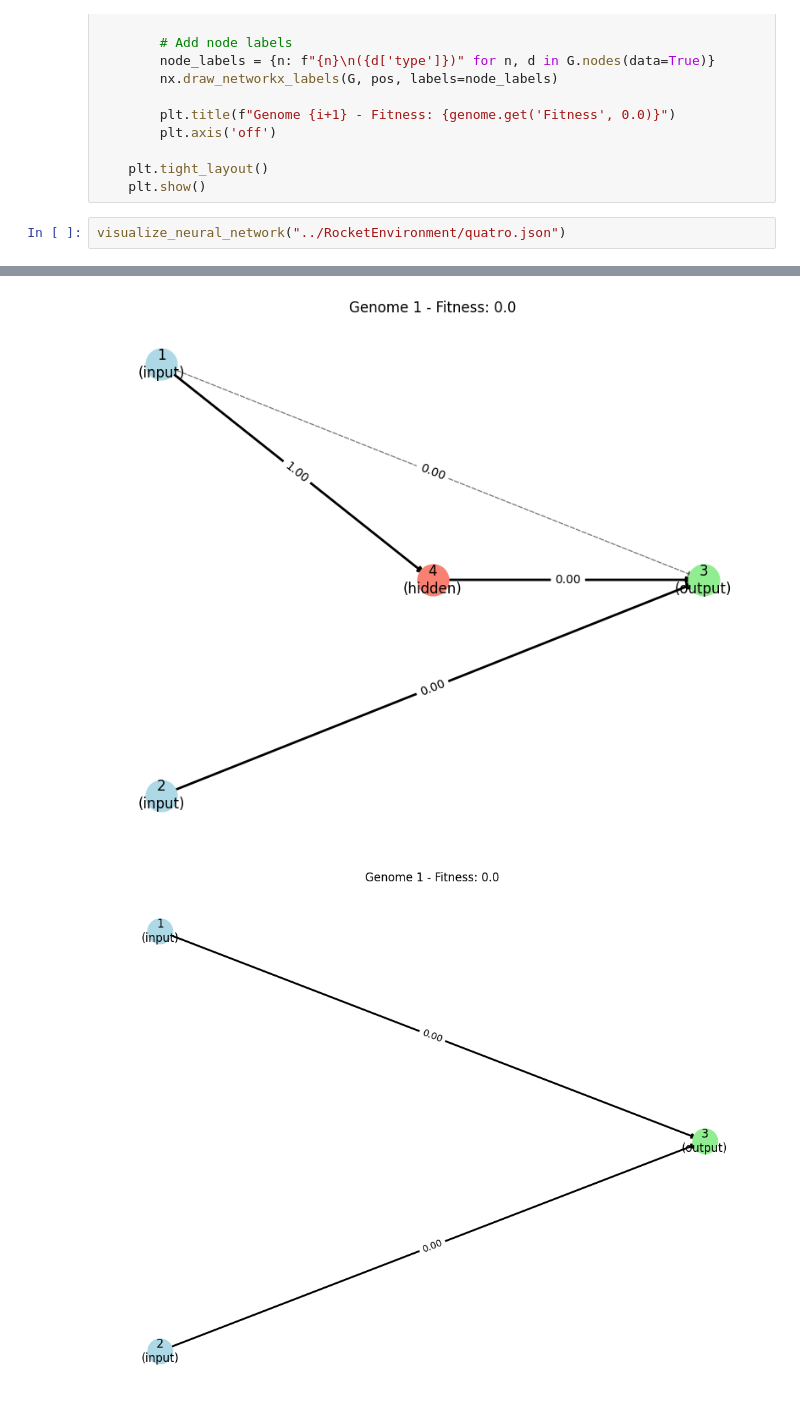
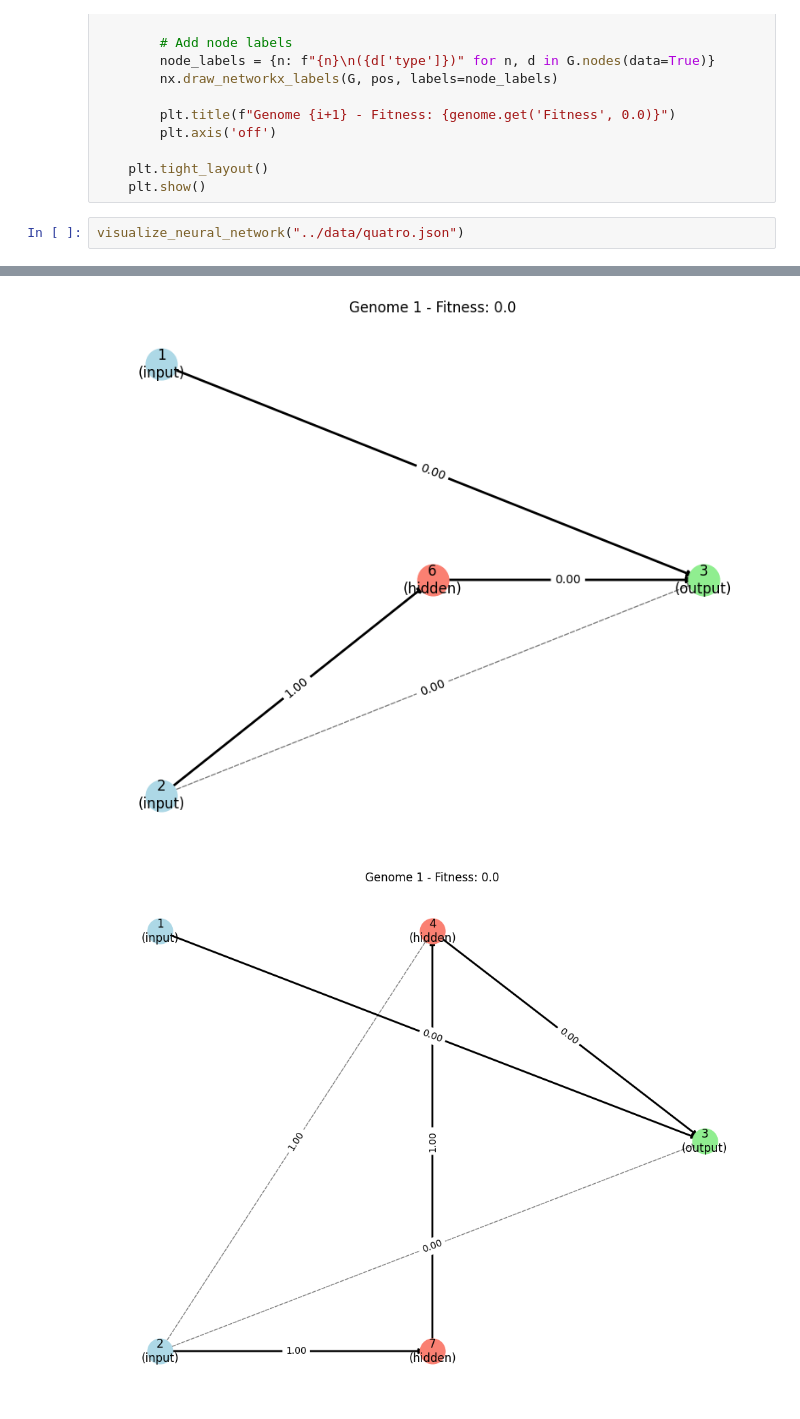
Before and after one commit to St0pien/rocket-learning, a Jupyter notebook: Tools/visualizer.ipynb, the cells around one changed output, grey strips where cells are left out. Cells and saved outputs as stored; diff of their text form.

```diff
--- a/Tools/visualizer.ipynb
+++ b/Tools/visualizer.ipynb
@@ -146,5 +146,5 @@ def visualize_neural_network(json_data):
     plt.tight_layout()
     plt.show()
 # %%
-visualize_neural_network("../RocketEnvironment/quatro.json")
+visualize_neural_network("../data/quatro.json")
 # %% [output]
@@ -154,2 +154,2 @@ visualize_neural_network("../RocketEnvironment/quatro.json")
-[figure, old version]
+[figure, new version]
-[figure, old version]
+[figure, new version]
```
Also changed, not shown: parts of 1 cell of this notebook, 4 other files.
